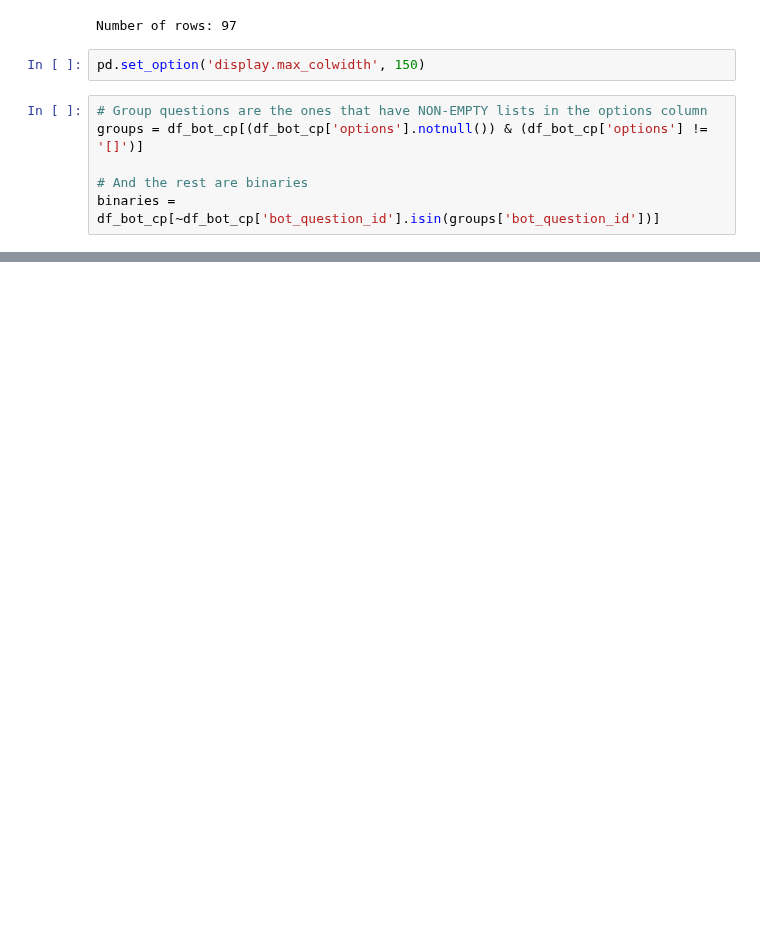
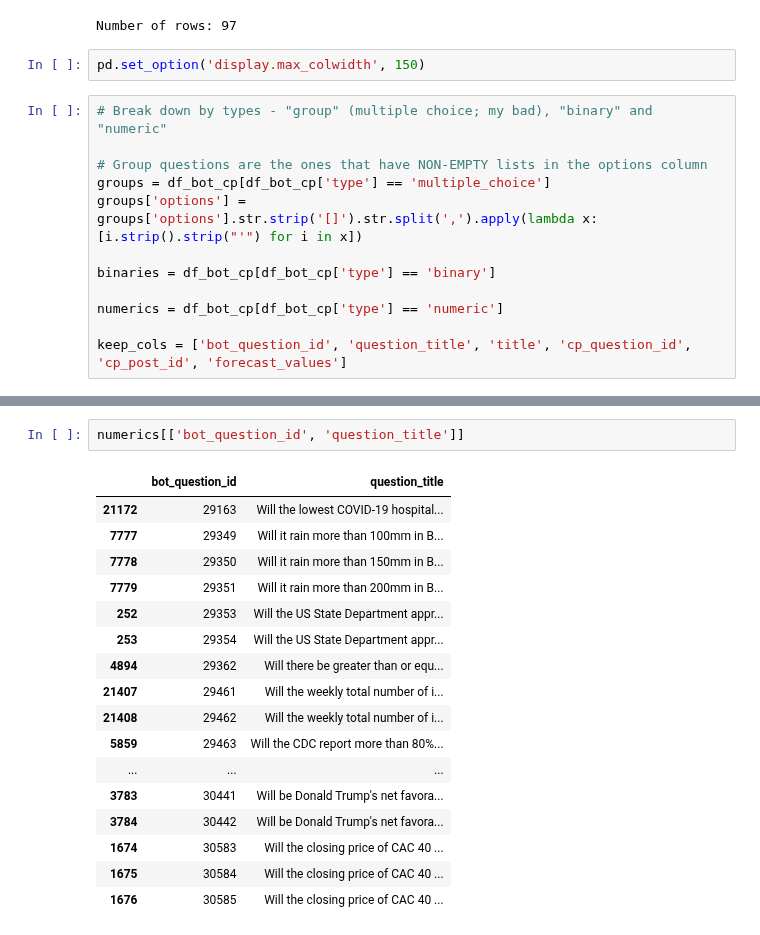
Before and after one commit to Metaculus/aib-analysis, a Jupyter notebook: Copy_of_AI_BENCHMARKING_LEADERBOARDS.ipynb, the cells around one changed output, grey strips where cells are left out. Saved outputs shown, nothing was run; the diff lists cells and outputs as text; blank space fills up the shorter version.

Commit message:
main feed -> binary CP translation done; most scored

```diff
--- a/Copy_of_AI_BENCHMARKING_LEADERBOARDS.ipynb
+++ b/Copy_of_AI_BENCHMARKING_LEADERBOARDS.ipynb
@@ -1948,8 +1952,14 @@ Number of rows: 97
 # %%
 pd.set_option('display.max_colwidth', 150)
 # %%
+# Break down by types - "group" (multiple choice; my bad), "binary" and "numeric"
+
 # Group questions are the ones that have NON-EMPTY lists in the options column
-groups = df_bot_cp[(df_bot_cp['options'].notnull()) & (df_bot_cp['options'] != '[]')]
+groups = df_bot_cp[df_bot_cp['type'] == 'multiple_choice']
+groups['options'] = groups['options'].str.strip('[]').str.split(',').apply(lambda x: [i.strip().strip("'") for i in x])
 
-# And the rest are binaries
-binaries = df_bot_cp[~df_bot_cp['bot_question_id'].isin(groups['bot_question_id'])]
+binaries = df_bot_cp[df_bot_cp['type'] == 'binary']
+
+numerics = df_bot_cp[df_bot_cp['type'] == 'numeric']
+
+keep_cols = ['bot_question_id', 'question_title', 'title', 'cp_question_id', 'cp_post_id', 'forecast_values']
@@ -2077,0 +2042,20 @@ See the caveats in the documentation: https://pandas.pydata.org/pandas-docs/stab
+# %%
+numerics[['bot_question_id', 'question_title']]
+# %% [output]
+|  | bot_question_id | question_title |
+| 21172 | 29163 | Will the lowest COVID-19 hospital... |
+| 7777 | 29349 | Will it rain more than 100mm in B... |
+| 7778 | 29350 | Will it rain more than 150mm in B... |
+| 7779 | 29351 | Will it rain more than 200mm in B... |
+| 252 | 29353 | Will the US State Department appr... |
+| 253 | 29354 | Will the US State Department appr... |
+| 4894 | 29362 | Will there be greater than or equ... |
+| 21407 | 29461 | Will the weekly total number of i... |
+| 21408 | 29462 | Will the weekly total number of i... |
+| 5859 | 29463 | Will the CDC report more than 80%... |
+| ... | ... | ... |
+| 3783 | 30441 | Will be Donald Trump's net favora... |
+| 3784 | 30442 | Will be Donald Trump's net favora... |
+| 1674 | 30583 | Will the closing price of CAC 40 ... |
+| 1675 | 30584 | Will the closing price of CAC 40 ... |
+| 1676 | 30585 | Will the closing price of CAC 40 ... |
```
Also changed, not shown: parts of 25 cells of this notebook.
